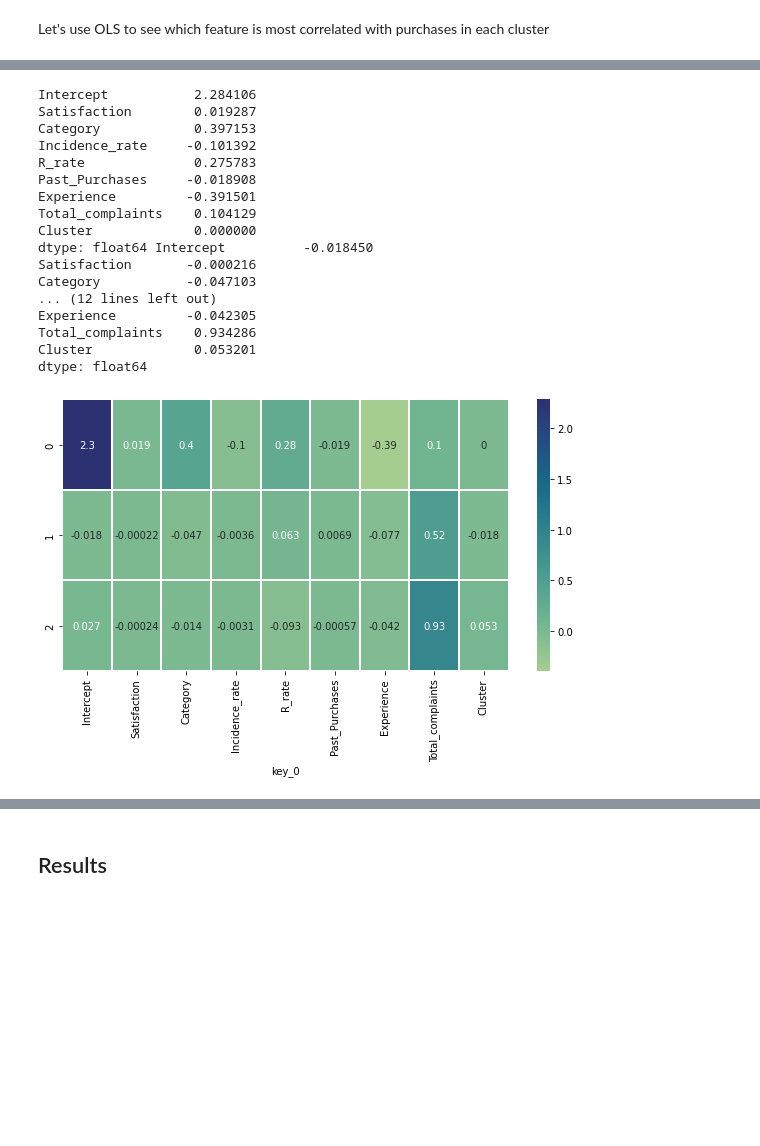
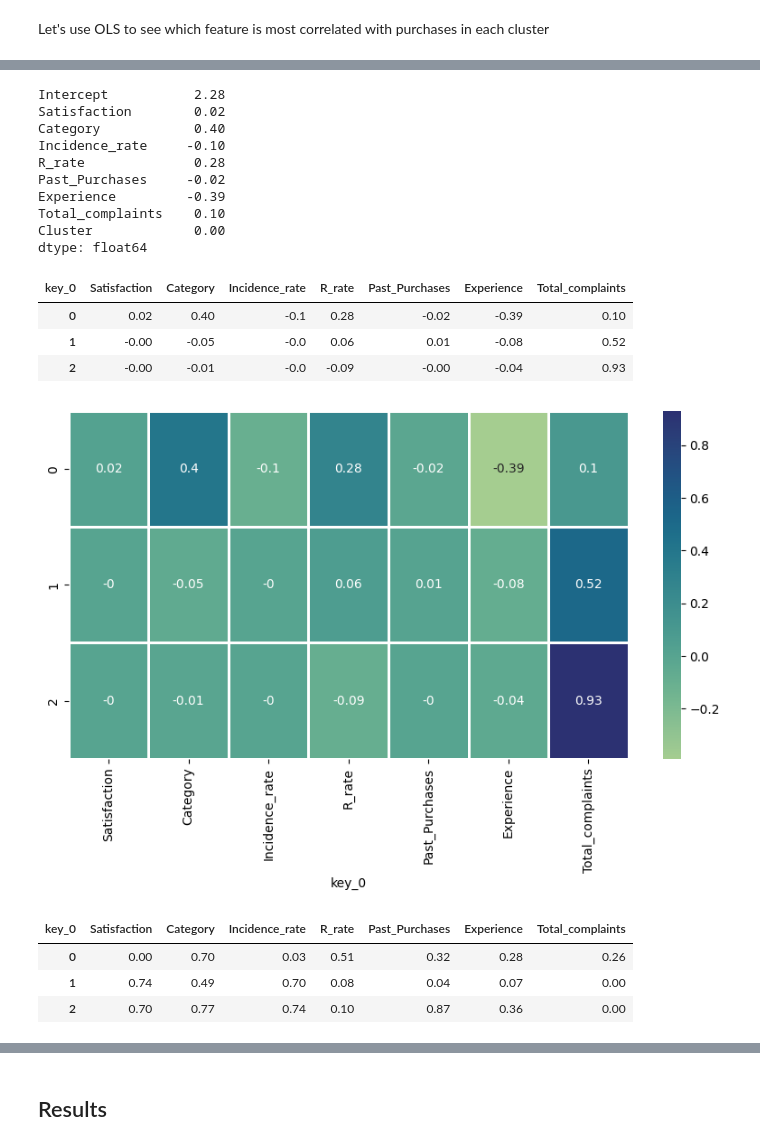
Before and after one commit to KBrandt57/COGS_118B_Project, a Jupyter notebook: eda_notebook.ipynb, the cells around one changed output, grey strips where cells are left out. Drawn from its saved outputs; the diff is of its cells as text; code cells hidden in the pictures; blank space fills up the shorter version.

Commit message:
Create table

```diff
--- a/eda_notebook.ipynb
+++ b/eda_notebook.ipynb
@@ -813,7 +826,7 @@ memory usage: 30.7 KB
 We have quite some missing data, we'll do data imputation to fill in the missing data for each feature
 # %%
 df['Total Complaints'] = df['Total Complaints'].fillna(0)
-df['Orders'] = df['Orders'].fillna(0)
+df['Current_Purchases'] = df['Current_Purchases'].fillna(0)
 # %%
 df['Satisfaction'] = KNNImputer(n_neighbors=4).fit_transform(np.array(df['Satisfaction'])[:, None])
 # %%
@@ -853,7 +866,7 @@ identity_pipeline = Pipeline([
         ('identity', IdentityTransformer()),
     ])
 scaler = ColumnTransformer([
-        ('scaled', scaled_pipeline, ["Satisfaction", "Incidence rate", "R rate", "Purchases", "Total Complaints", "Orders"]),
+        ('scaled', scaled_pipeline, ["Satisfaction", "Incidence rate", "R rate", "Past_Purchases", "Total Complaints", "Current_Purchases"]),
         ('identity', identity_pipeline, ["Experience", "Category"]),
     ])  # transform columnwise and feature is on 2nd dimension
 # %% [markdown]
@@ -985,7 +1006,7 @@ We see that satisfaction is one of the most defining characteristic in each clus
 # %% [markdown]
 Let's use OLS to see which feature is most correlated with purchases in each cluster
 # %%
-cluster_df.rename(columns = {'Incidence rate' : 'Incidence_rate', 'R rate' : 'R_rate', 'Total Complaints' : 'Total_complaints', 'Orders' : 'Current_Purchases', 'Purchases':'Past_Purchases'}, inplace = True)
+cluster_df.rename(columns = {'Incidence rate' : 'Incidence_rate', 'R rate' : 'R_rate', 'Total Complaints' : 'Total_complaints'}, inplace = True)
 res_2 = sm.OLS.from_formula(formula = 'Current_Purchases ~ Satisfaction + Category + Incidence_rate + R_rate + Past_Purchases + Experience + Total_complaints + Cluster',
                             data = cluster_df[cluster_df['Cluster'] == 0]).fit()
 print(res_2.summary())
@@ -1030,10 +1051,23 @@ Total_complaints    0.267692
 Cluster                  NaN
 dtype: float64
+# %%
+np.round(res_2.params, 2)
+# %% [output]
+Intercept           2.28
+Satisfaction        0.02
+Category            0.40
+Incidence_rate     -0.10
+R_rate              0.28
+Past_Purchases     -0.02
+Experience         -0.39
+Total_complaints    0.10
+Cluster             0.00
+dtype: float64
 # %%
-print(res_2.params, res_3.params, res_4.params)
-clust_0 = pd.DataFrame(res_2.params)
-clust_1 = pd.DataFrame(res_3.params)
-clust_2 = pd.DataFrame(res_4.params)
+# print(res_2.params, res_3.params, res_4.params)
+clust_0 = pd.DataFrame(np.round(res_2.params, 2))
+clust_1 = pd.DataFrame(np.round(res_3.params, 2))
+clust_2 = pd.DataFrame(np.round(res_4.params, 2))
 
 coef_clust = clust_0.merge(clust_1, on = clust_0.index)
 coef_clust = coef_clust.set_index('key_0')
@@ -1041,26 +1075,37 @@ coef_clust = coef_clust.merge(clust_2, on = clust_0.index)
 # coef_clust = coef_clust.merge(clust_2, on = clust_0.index)
 coef_clust = coef_clust.set_index('key_0')
 coef_clust.columns = ['0', '1', '2']
+coef_clust = coef_clust.T
+coef_clust = coef_clust[['Satisfaction', 'Category', 'Incidence_rate', 'R_rate', 'Past_Purchases', 'Experience', 'Total_complaints']]
+
+coef_clust
 # %% [output]
-Intercept           2.284106
-Satisfaction        0.019287
-Category            0.397153
-Incidence_rate     -0.101392
-R_rate              0.275783
-Past_Purchases     -0.018908
-Experience         -0.391501
-Total_complaints    0.104129
-Cluster             0.000000
-dtype: float64 Intercept          -0.018450
-Satisfaction       -0.000216
-Category           -0.047103
-... (12 lines left out)
-Experience         -0.042305
-Total_complaints    0.934286
-Cluster             0.053201
-dtype: float64
+| key_0 | Satisfaction | Category | Incidence_rate | R_rate | Past_Purchases | Experience | Total_complaints |
+| 0 | 0.02 | 0.40 | -0.1 | 0.28 | -0.02 | -0.39 | 0.10 |
+| 1 | -0.00 | -0.05 | -0.0 | 0.06 | 0.01 | -0.08 | 0.52 |
+| 2 | -0.00 | -0.01 | -0.0 | -0.09 | -0.00 | -0.04 | 0.93 |
 # %%
 plt.figure(figsize = (10, 5))
-ax = sns.heatmap(coef_clust.T, cmap = 'crest', annot = True, linewidth = 2)
+ax = sns.heatmap(coef_clust, cmap = 'crest', annot = True, linewidth = 2)
 # %% [output]
-[figure, old version]
+[figure, new version]
+# %%
+#print(res_2.pvalues, res_3.pvalues, res_4.pvalues)
+clust_0 = pd.DataFrame(np.round(res_2.pvalues, 2))
+clust_1 = pd.DataFrame(np.round(res_3.pvalues, 2))
+clust_2 = pd.DataFrame(np.round(res_4.pvalues, 2))
+
+p_clust = clust_0.merge(clust_1, on = clust_0.index)
+p_clust = p_clust.set_index('key_0')
+p_clust = p_clust.merge(clust_2, on = clust_0.index)
+# coef_clust = coef_clust.merge(clust_2, on = clust_0.index)
+p_clust = p_clust.set_index('key_0')
+p_clust.columns = ['0', '1', '2']
+p_clust = p_clust.T
+p_clust = p_clust[['Satisfaction', 'Category', 'Incidence_rate', 'R_rate', 'Past_Purchases', 'Experience', 'Total_complaints']]
+p_clust
+# %% [output]
+| key_0 | Satisfaction | Category | Incidence_rate | R_rate | Past_Purchases | Experience | Total_complaints |
+| 0 | 0.00 | 0.70 | 0.03 | 0.51 | 0.32 | 0.28 | 0.26 |
+| 1 | 0.74 | 0.49 | 0.70 | 0.08 | 0.04 | 0.07 | 0.00 |
+| 2 | 0.70 | 0.77 | 0.74 | 0.10 | 0.87 | 0.36 | 0.00 |
```
Also changed, not shown: parts of 18 cells of this notebook, 2 other files.
